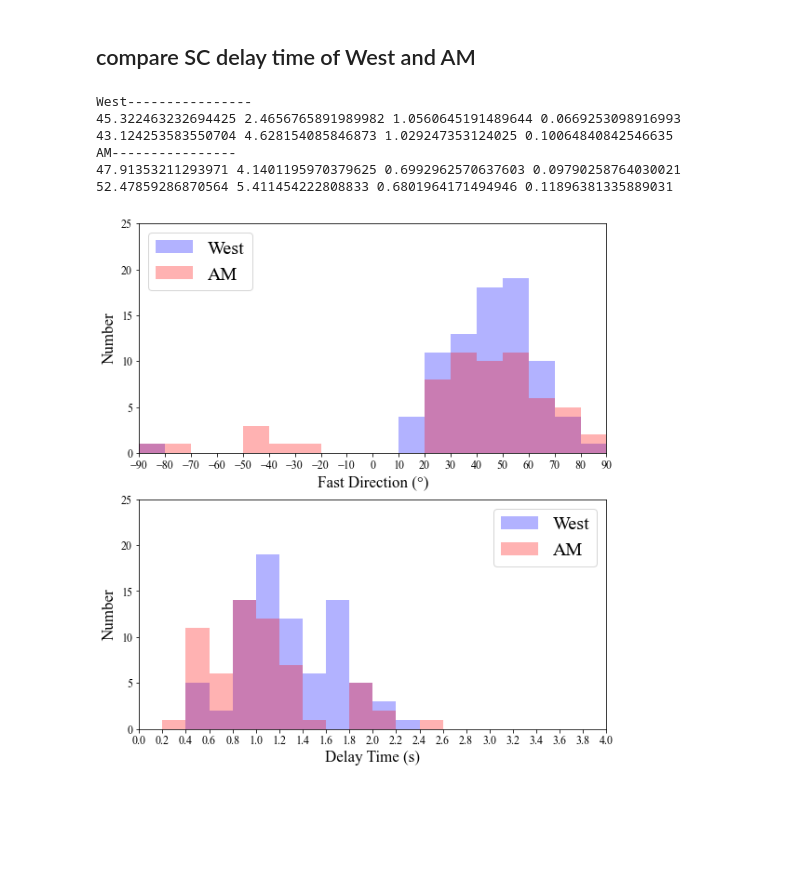
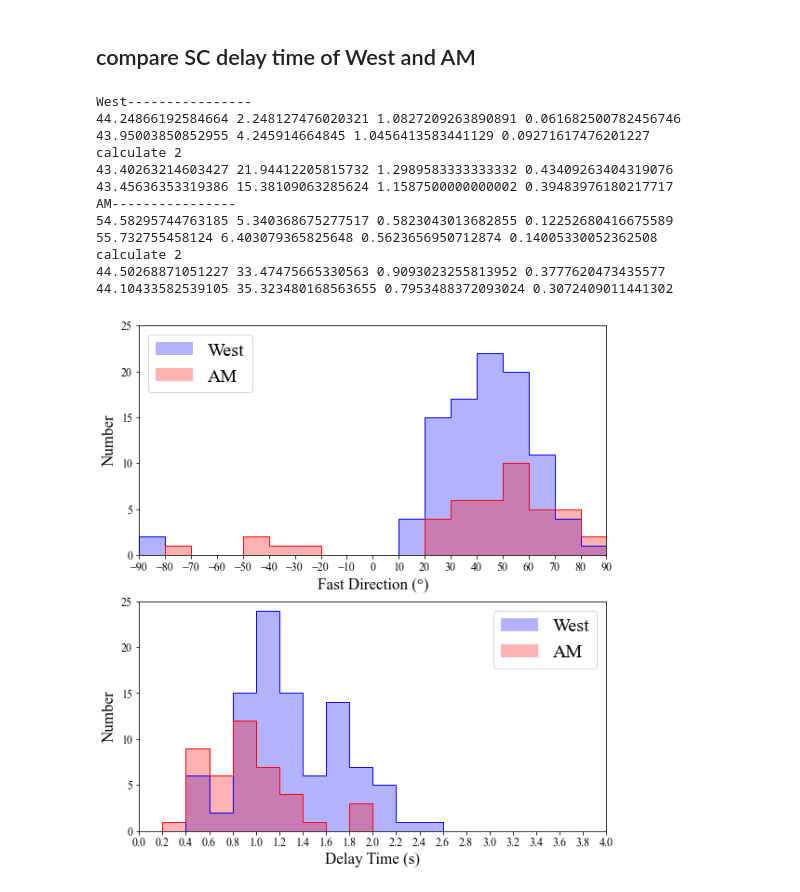
Before and after one commit to jhtong33/Python, a Jupyter notebook: 16.Statistics_phi_dt.ipynb, the cells around one changed output. Cells and saved outputs as stored; diff of their text form; code cells hidden in the pictures; blank space fills up the shorter version.

```diff
--- a/16.Statistics_phi_dt.ipynb
+++ b/16.Statistics_phi_dt.ipynb
@@ -12,6 +12,7 @@ PATH = '/Volumes/home/Research/STEP/02_Station_result_csv/'
 SAVEpath = '/Volumes/home/Research/STEP/09_histogram_stat/catalog3'
 phase= 'SKS'
 DATApath = f'/Volumes/home/Research/STEP/01_Split/DATA_*_Mw*'
+
 Class_west=['BCA','ABST','TKBL','AMBR','URAV','ONI']
 Class_far=['GUDA','GUDG','DDFL','LGD','GANJ']
 
@@ -25,8 +26,13 @@ Class_am=['SHEN','ZARN','VAND','BYUR','ARZA','GNI','GERK','LICH','TSAP','TASB','
 # Class_am=['SHEN','ZARN','VAND','BYUR','ARZA','GNI','GERK','LICH','TSAP','TASB']
 
 ### for catalog3
-Class_west = Class_west+Class_lesser
+# Class_west = Class_west+Class_lesser
 Class_lesser = []
+
+### for catalog4
+Class_west = ['BCA','ABST','TKBL','AMBR','URAV','ONI','AZMN','AKH','GANZ','BDG','BAUR','TRLT','DMNI','TBLG','ZARN','SHEN','ARZA','ALAV','MAGY']
+Class_am = ['QZX','NAVR','BYUR','VAND','TASB','GNI','TASP']
+Class_far = []
 
 Class = {'West':Class_west,
             'Lesser': Class_lesser,
@@ -64,6 +70,20 @@ def angle_mean(dt, phi, ddt, dphi):
     dradius = np.sqrt(np.sum(ddt**2))/len(x)
     print(phase, dphase, radius, dradius)
     return phase, dphase, radius, dradius
+
+def angle_mean_2(dt, phi, ddt, dphi):
+    dt=np.array(dt)
+    phi=np.array(phi)
+    ddt=np.array(ddt)
+    dphi=np.array(dphi)
+
+    PHI = np.rad2deg(circmean(phi*np.pi/180))
+    dPHI = np.rad2deg(circstd(phi*np.pi/180))
+    DT = np.mean(dt)
+    DDT = np.std(dt)
+
+    print(PHI, dPHI, DT, DDT)
+    return PHI, dPHI, DT, DDT
 # %%
 dr = pd.read_csv(remove,sep='\s+',names=['station','time','phase','a','b','c','d','e','f','g'])
 # %% [markdown]
@@ -348,42 +367,53 @@ for key in ['West','AM']:
 
     ax1 = plt.subplot(211)
     nS,binsS,jR=plt.hist(newdf['SCphi'],bins=bin_phi, width=10, alpha=0.3,color=color,label=key)
+    plt.hist(newdf['SCphi'],bins=bin_phi, color=color,histtype='step')
     plt.xlim(-90,90)
     plt.ylim(0,25)
     plt.legend(fontsize=20)
     plt.xticks(fontsize=12)
     plt.yticks(fontsize=12)
     plt.ylabel('Number',fontsize=17)
     plt.xlabel('Fast Direction (°)',fontsize=17)
     ax1.xaxis.set_major_locator(MultipleLocator(10))
     ax1.yaxis.set_major_locator(MultipleLocator(5))
 
     ax2 = plt.subplot(212)
     plt.hist(newdf['SCdt'],bins=bin_dt,color=color, alpha=0.3, width=0.2,label=key)
+    plt.hist(newdf['SCdt'],bins=bin_dt, color=color,histtype='step')
     plt.xlim(0,4)
     plt.ylim(0,25)
     plt.legend(fontsize=20)
     plt.ylabel('Number',fontsize=17)
     plt.xlabel('Delay Time (s)',fontsize=17)
     plt.xticks(fontsize=12)
     plt.yticks(fontsize=12)
     ax2.xaxis.set_major_locator(MultipleLocator(0.2))
     ax2.yaxis.set_major_locator(MultipleLocator(5))
 
     if key == 'West' or key == 'AM':
         print(f'{key}----------------')
         avg_angle_SC,std_angle_SC,avg_dt_SC,std_dt_SC = angle_mean(newdf['SCdt'], newdf['SCphi'], newdf['SCDdt'], newdf['SCDphi'])
         avg_angle_RC,std_angle_RC,avg_dt_RC,std_dt_RC = angle_mean(newdf['RCdt'], newdf['RCphi'], newdf['RCDdt'], newdf['RCDphi'])
 
-plt.savefig(f'{SAVEpath}/Histogram_compare_west_AM.png',dpi=150,bbox_inches='tight',facecolor='white')
-plt.savefig(f'{SAVEpath}/Histogram_compare_west_AM.pdf')
-#     plt.show()
+        print('calculate 2 ')
+        avg_angle_SC,std_angle_SC,avg_dt_SC,std_dt_SC = angle_mean_2(newdf['SCdt'], newdf['SCphi'], newdf['SCDdt'], newdf['SCDphi'])
+        avg_angle_RC,std_angle_RC,avg_dt_RC,std_dt_RC = angle_mean_2(newdf['RCdt'], newdf['RCphi'], newdf['RCDdt'], newdf['RCDphi'])
+# plt.savefig(f'{SAVEpath}/Histogram_compare_west_AM.png',dpi=150,bbox_inches='tight',facecolor='white')
+# plt.savefig(f'{SAVEpath}/Histogram_compare_west_AM.pdf')
+plt.show()
 #     plt.close()
 # %% [output]
 West----------------
-45.322463232694425 2.4656765891989982 1.0560645191489644 0.0669253098916993
-43.124253583550704 4.628154085846873 1.029247353124025 0.10064840842546635
+44.24866192584664 2.248127476020321 1.0827209263890891 0.061682500782456746
+43.95003850852955 4.245914664845 1.0456413583441129 0.09271617476201227
+calculate 2
+43.40263214603427 21.94412205815732 1.2989583333333332 0.43409263404319076
+43.45636353319386 15.38109063285624 1.1587500000000002 0.39483976180217717
 AM----------------
-47.91353211293971 4.1401195970379625 0.6992962570637603 0.09790258764030021
-52.47859286870564 5.411454222808833 0.6801964171494946 0.11896381335889031
+54.58295744763185 5.340368675277517 0.5823043013682855 0.12252680416675589
+55.732755458124 6.403079365825648 0.5623656950712874 0.14005330052362508
+calculate 2
+44.50268871051227 33.47475665330563 0.9093023255813952 0.3777620473435577
+44.10433582539105 35.323480168563655 0.7953488372093024 0.3072409011441302
-[figure, old version]
+[figure, new version]
```
Also changed, not shown: parts of 6 cells of this notebook, 7 other files.
